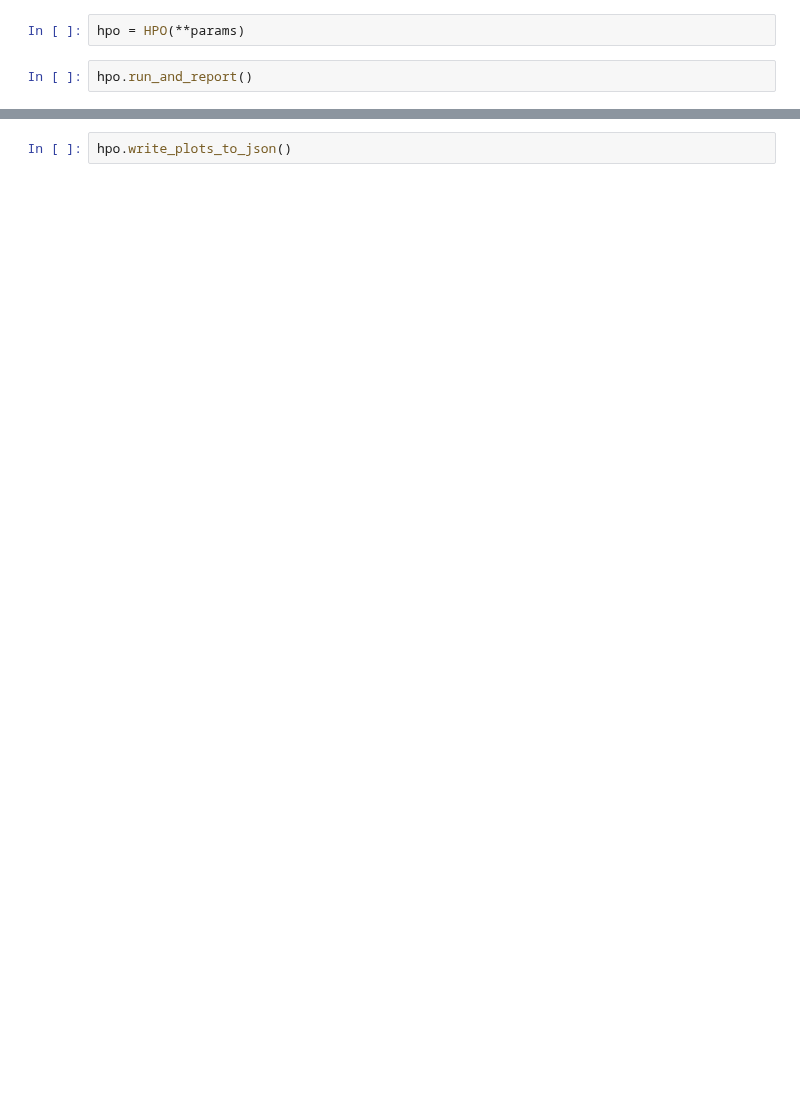
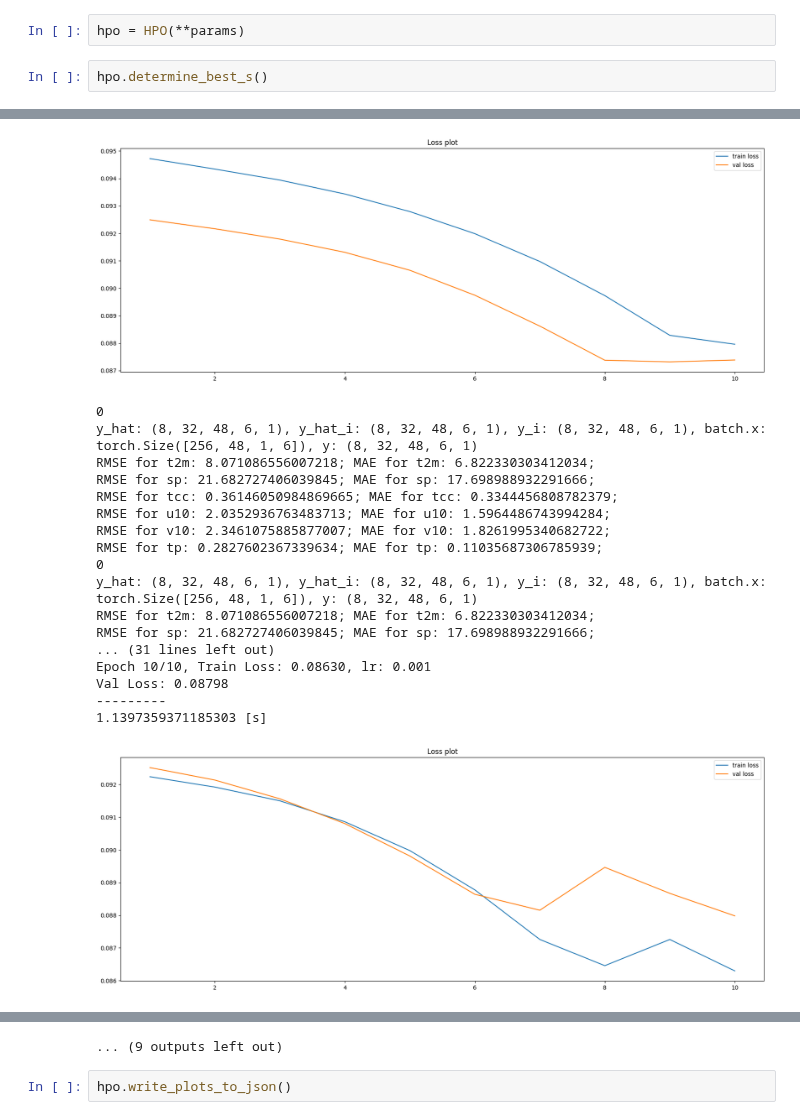
Before and after one commit to iwamaciek/stwp, a Jupyter notebook: hpo/raport-cnn.ipynb, the cells around one changed output, grey strips where cells are left out. Cells and saved outputs as stored; diff of their text form; blank space fills up the shorter version.

```diff
--- a/hpo/raport-cnn.ipynb
+++ b/hpo/raport-cnn.ipynb
@@ -15,5 +16,5 @@ params = {
 # %%
 hpo = HPO(**params)
 # %%
-hpo.run_and_report()
+hpo.determine_best_s()
 # %% [output]
@@ -20,0 +38,19 @@ RuntimeError: Sizes of tensors must match except in dimension 2. Expected size 1
+[figure, added]
+0
+y_hat: (8, 32, 48, 6, 1), y_hat_i: (8, 32, 48, 6, 1), y_i: (8, 32, 48, 6, 1), batch.x: torch.Size([256, 48, 1, 6]), y: (8, 32, 48, 6, 1)
+RMSE for t2m: 8.071086556007218; MAE for t2m: 6.822330303412034;
+RMSE for sp: 21.682727406039845; MAE for sp: 17.698988932291666;
+RMSE for tcc: 0.36146050984869665; MAE for tcc: 0.3344456808782379;
+RMSE for u10: 2.0352936763483713; MAE for u10: 1.5964486743994284;
+RMSE for v10: 2.3461075885877007; MAE for v10: 1.8261995340682722;
+RMSE for tp: 0.2827602367339634; MAE for tp: 0.11035687306785939;
+0
+y_hat: (8, 32, 48, 6, 1), y_hat_i: (8, 32, 48, 6, 1), y_i: (8, 32, 48, 6, 1), batch.x: torch.Size([256, 48, 1, 6]), y: (8, 32, 48, 6, 1)
+RMSE for t2m: 8.071086556007218; MAE for t2m: 6.822330303412034;
+RMSE for sp: 21.682727406039845; MAE for sp: 17.698988932291666;
+... (31 lines left out)
+Epoch 10/10, Train Loss: 0.08630, lr: 0.001
+Val Loss: 0.08798
+---------
+1.1397359371185303 [s]
+[figure, added]
@@ -21,2 +129,3 @@ RuntimeError: Sizes of tensors must match except in dimension 2. Expected size 1
+... (9 outputs left out)
 # %%
 hpo.write_plots_to_json()
```
Also changed, not shown: parts of 9 cells of this notebook, 14 other files.
